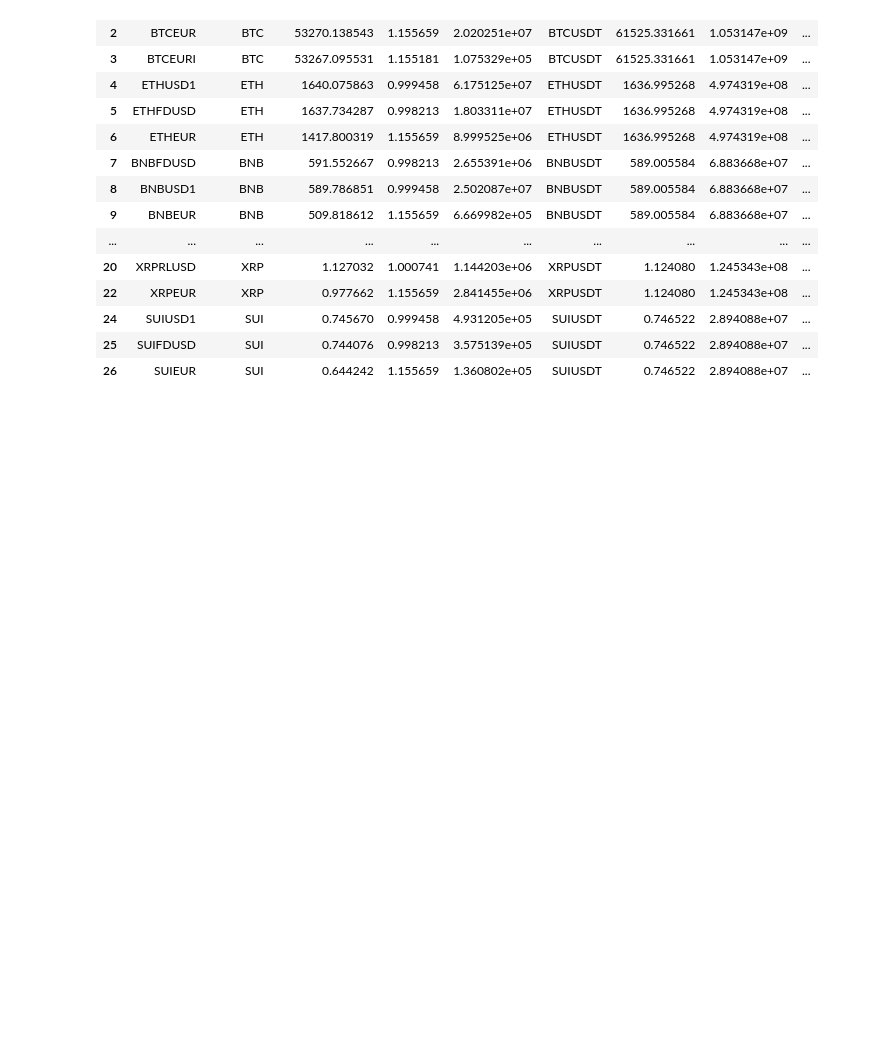
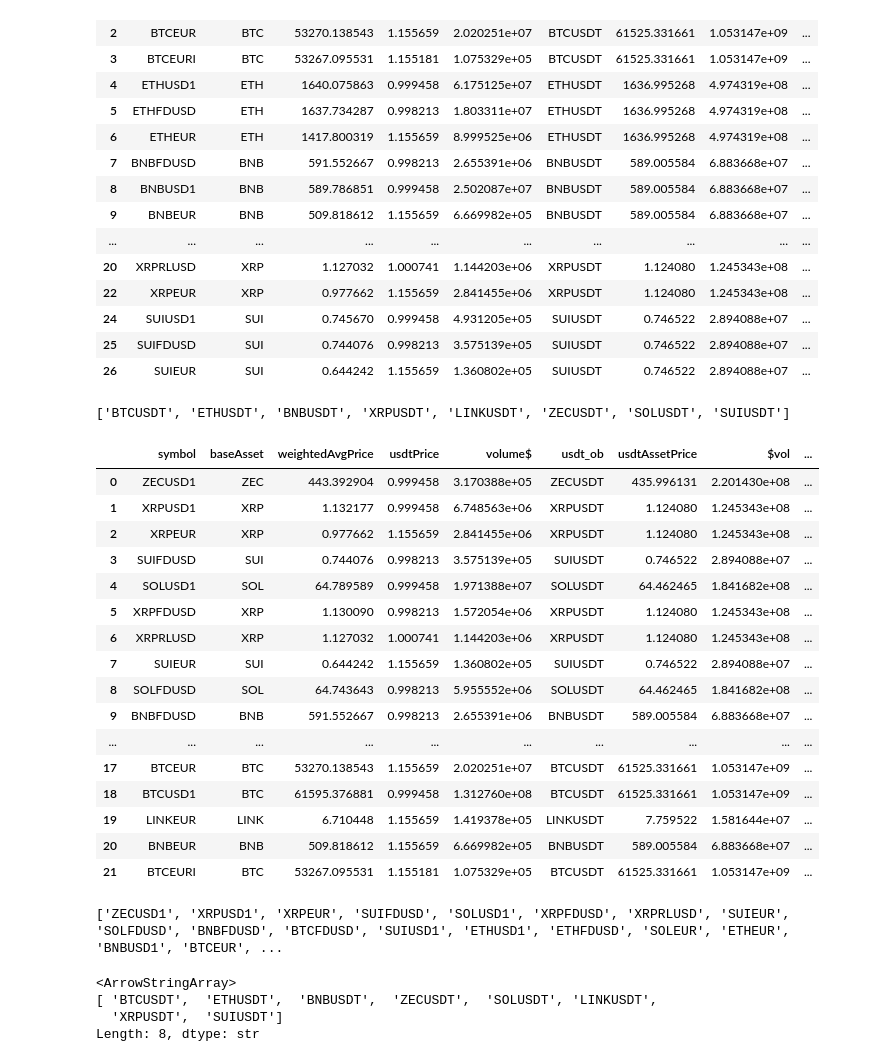
Before and after one commit to IsuruMahakumara/alphanode-forge, a Jupyter notebook: research/eda_binance_universe_audit.ipynb, the cells around one changed output. Cells and saved outputs as stored; diff of their text form; code cells hidden in the pictures; blank space fills up the shorter version.

Commit message:
symbols of interest

```diff
--- a/research/eda_binance_universe_audit.ipynb
+++ b/research/eda_binance_universe_audit.ipynb
@@ -246,3 +246,40 @@ arb_in_universe
 | 24 | SUIUSD1 | SUI | 0.745670 | 0.999458 | 4.931205e+05 | SUIUSDT | 0.746522 | 2.894088e+07 | ... |
 | 25 | SUIFDUSD | SUI | 0.744076 | 0.998213 | 3.575139e+05 | SUIUSDT | 0.746522 | 2.894088e+07 | ... |
 | 26 | SUIEUR | SUI | 0.644242 | 1.155659 | 1.360802e+05 | SUIUSDT | 0.746522 | 2.894088e+07 | ... |
+# %%
+print(altcoin_symbols_df['usdt_ob'].tolist())
+# %% [output]
+['BTCUSDT', 'ETHUSDT', 'BNBUSDT', 'XRPUSDT', 'LINKUSDT', 'ZECUSDT', 'SOLUSDT', 'SUIUSDT']
+# %%
+arb_in_universe['alpha'] = abs((arb_in_universe['usdtAssetPrice'] - arb_in_universe['implied_usdt_price'])/arb_in_universe['usdtAssetPrice'])
+
+arb_in_universe.sort_values(by='alpha', ascending=False).reset_index(drop=True)
+# %% [output]
+|  | symbol | baseAsset | weightedAvgPrice | usdtPrice | volume$ | usdt_ob | usdtAssetPrice | $vol | ... |
+| 0 | ZECUSD1 | ZEC | 443.392904 | 0.999458 | 3.170388e+05 | ZECUSDT | 435.996131 | 2.201430e+08 | ... |
+| 1 | XRPUSD1 | XRP | 1.132177 | 0.999458 | 6.748563e+06 | XRPUSDT | 1.124080 | 1.245343e+08 | ... |
+| 2 | XRPEUR | XRP | 0.977662 | 1.155659 | 2.841455e+06 | XRPUSDT | 1.124080 | 1.245343e+08 | ... |
+| 3 | SUIFDUSD | SUI | 0.744076 | 0.998213 | 3.575139e+05 | SUIUSDT | 0.746522 | 2.894088e+07 | ... |
+| 4 | SOLUSD1 | SOL | 64.789589 | 0.999458 | 1.971388e+07 | SOLUSDT | 64.462465 | 1.841682e+08 | ... |
+| 5 | XRPFDUSD | XRP | 1.130090 | 0.998213 | 1.572054e+06 | XRPUSDT | 1.124080 | 1.245343e+08 | ... |
+| 6 | XRPRLUSD | XRP | 1.127032 | 1.000741 | 1.144203e+06 | XRPUSDT | 1.124080 | 1.245343e+08 | ... |
+| 7 | SUIEUR | SUI | 0.644242 | 1.155659 | 1.360802e+05 | SUIUSDT | 0.746522 | 2.894088e+07 | ... |
+| 8 | SOLFDUSD | SOL | 64.743643 | 0.998213 | 5.955552e+06 | SOLUSDT | 64.462465 | 1.841682e+08 | ... |
+| 9 | BNBFDUSD | BNB | 591.552667 | 0.998213 | 2.655391e+06 | BNBUSDT | 589.005584 | 6.883668e+07 | ... |
+| ... | ... | ... | ... | ... | ... | ... | ... | ... | ... |
+| 17 | BTCEUR | BTC | 53270.138543 | 1.155659 | 2.020251e+07 | BTCUSDT | 61525.331661 | 1.053147e+09 | ... |
+| 18 | BTCUSD1 | BTC | 61595.376881 | 0.999458 | 1.312760e+08 | BTCUSDT | 61525.331661 | 1.053147e+09 | ... |
+| 19 | LINKEUR | LINK | 6.710448 | 1.155659 | 1.419378e+05 | LINKUSDT | 7.759522 | 1.581644e+07 | ... |
+| 20 | BNBEUR | BNB | 509.818612 | 1.155659 | 6.669982e+05 | BNBUSDT | 589.005584 | 6.883668e+07 | ... |
+| 21 | BTCEURI | BTC | 53267.095531 | 1.155181 | 1.075329e+05 | BTCUSDT | 61525.331661 | 1.053147e+09 | ... |
+# %%
+print(arb_in_universe.sort_values(by='alpha', ascending=False).reset_index(drop=True)["symbol"].to_list())
+# %% [output]
+['ZECUSD1', 'XRPUSD1', 'XRPEUR', 'SUIFDUSD', 'SOLUSD1', 'XRPFDUSD', 'XRPRLUSD', 'SUIEUR', 'SOLFDUSD', 'BNBFDUSD', 'BTCFDUSD', 'SUIUSD1', 'ETHUSD1', 'ETHFDUSD', 'SOLEUR', 'ETHEUR', 'BNBUSD1', 'BTCEUR', ...
+# %%
+print(arb_in_universe["usdt_ob"].unique())
+# %% [output]
+<ArrowStringArray>
+[ 'BTCUSDT',  'ETHUSDT',  'BNBUSDT',  'ZECUSDT',  'SOLUSDT', 'LINKUSDT',
+  'XRPUSDT',  'SUIUSDT']
+Length: 8, dtype: str
```
